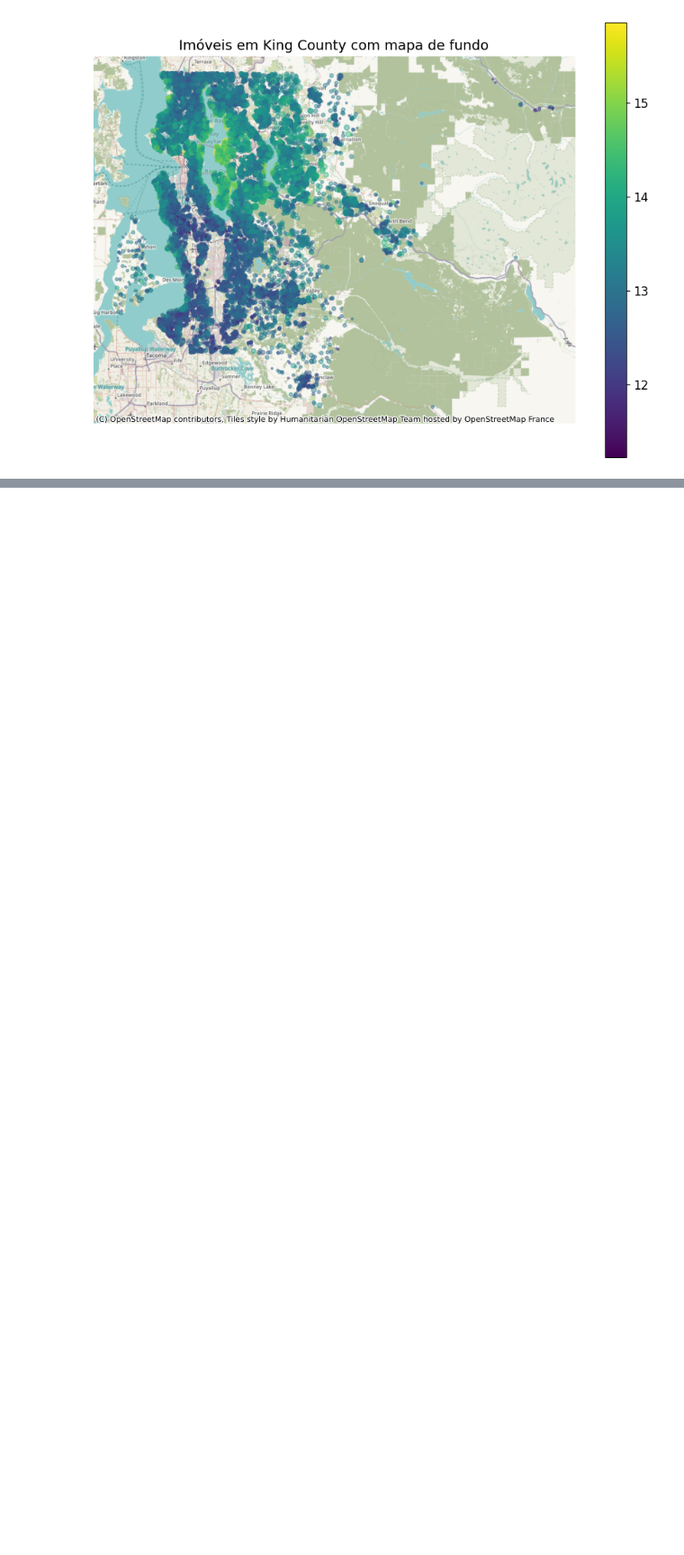
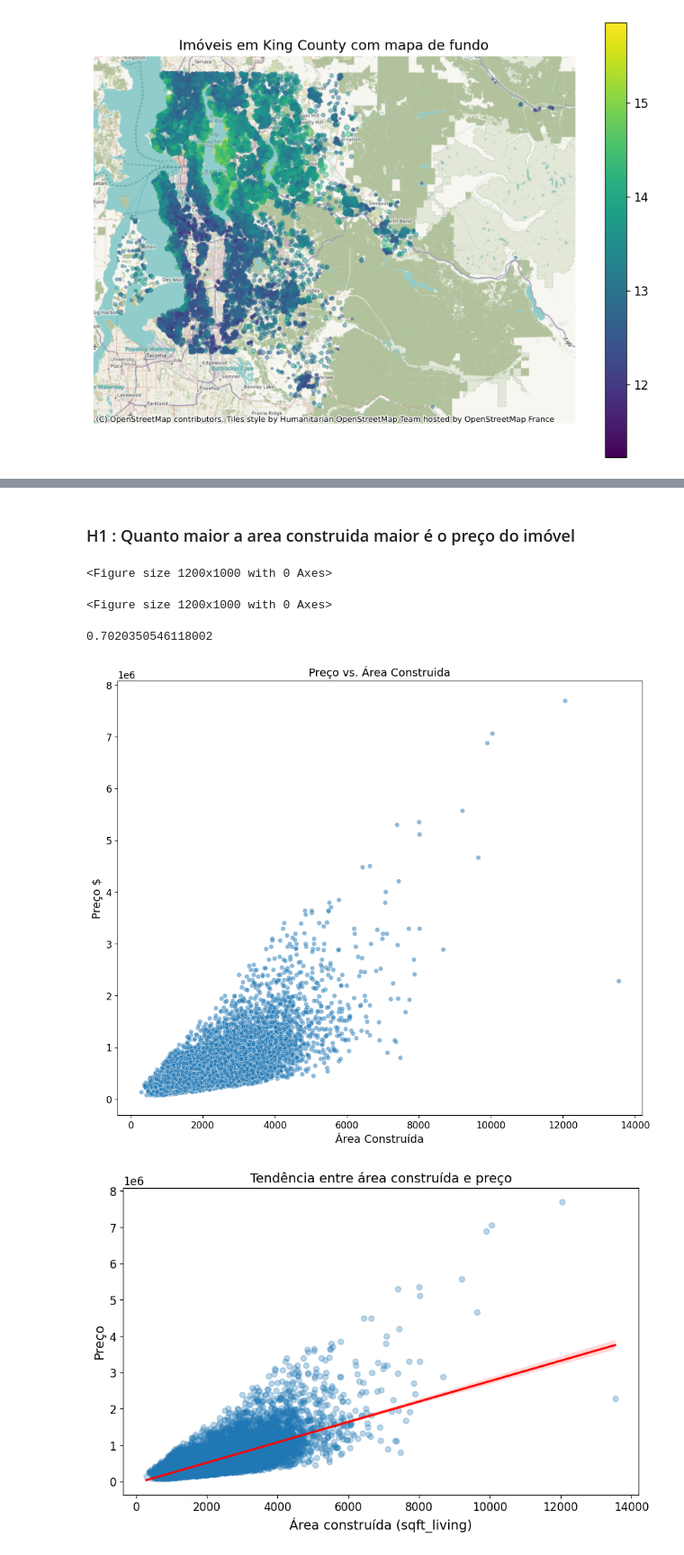
Before and after one commit to alvarosamp/C111-AnaliseDeDados, a Jupyter notebook: Trabalho/codigo.ipynb, the cells around one changed output, grey strips where cells are left out. Shown at 90% size. Cells and saved outputs as stored; diff of their text form; code cells hidden in the pictures; blank space fills up the shorter version.

```diff
--- a/Trabalho/codigo.ipynb
+++ b/Trabalho/codigo.ipynb
@@ -304,0 +307,41 @@ plt.show()
+# %% [markdown]
+### H1 : Quanto maior a area construida maior é o preço do imóvel
+# %%
+corr = df.corr()
+plt.figure(figsize=(12, 10))
+# %% [output]
+<Figure size 1200x1000 with 0 Axes>
+<Figure size 1200x1000 with 0 Axes>
+# %%
+#Preço por metro quadrado
+correlacao = df["sqft_living"].corr(df["price"], method="pearson") #pearson mede correlação linear
+print(correlacao)
+
+plt.figure(figsize=(12, 10))
+sns.scatterplot(
+    data = df,
+    x = "sqft_living",
+    y = "price",
+    alpha = 0.5
+)
+plt.title("Preço vs. Área Construida")
+plt.xlabel("Área Construída")
+plt.ylabel("Preço $")
+plt.show()
+
+plt.figure(figsize=(10, 6))
+sns.regplot(
+    data=df,
+    x="sqft_living",
+    y="price",
+    scatter_kws={"alpha": 0.3},
+    line_kws={"color": "red"}
+)
+plt.title("Tendência entre área construída e preço")
+plt.xlabel("Área construída (sqft_living)")
+plt.ylabel("Preço")
+plt.show()
+# %% [output]
+0.7020350546118002
+[figure, added]
+[figure, added]
```
Also changed, not shown: parts of 42 cells of this notebook, 4 other files.
